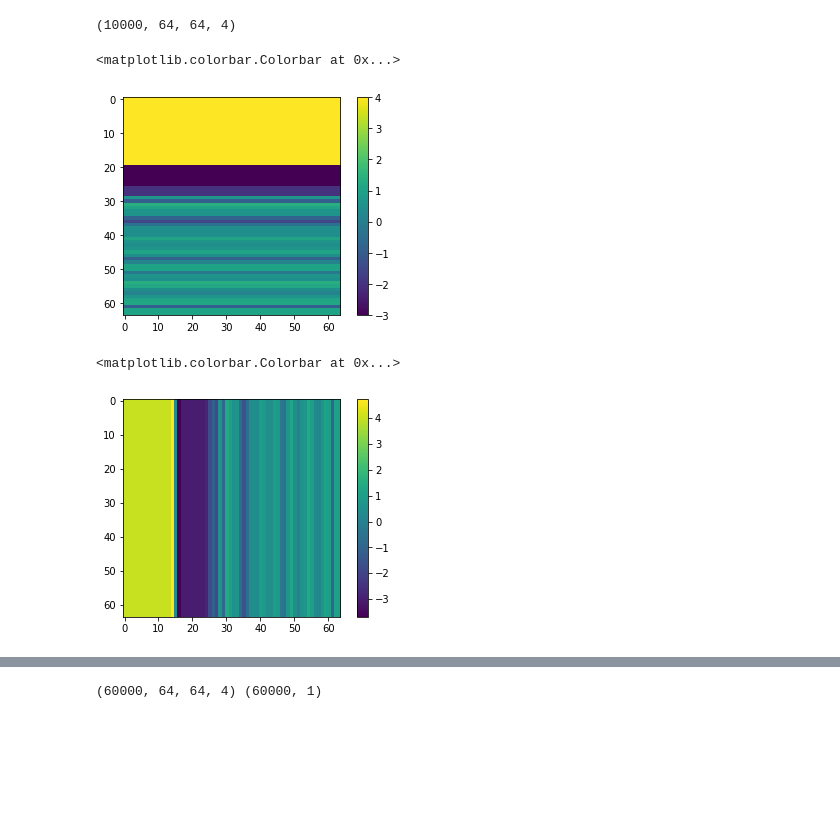
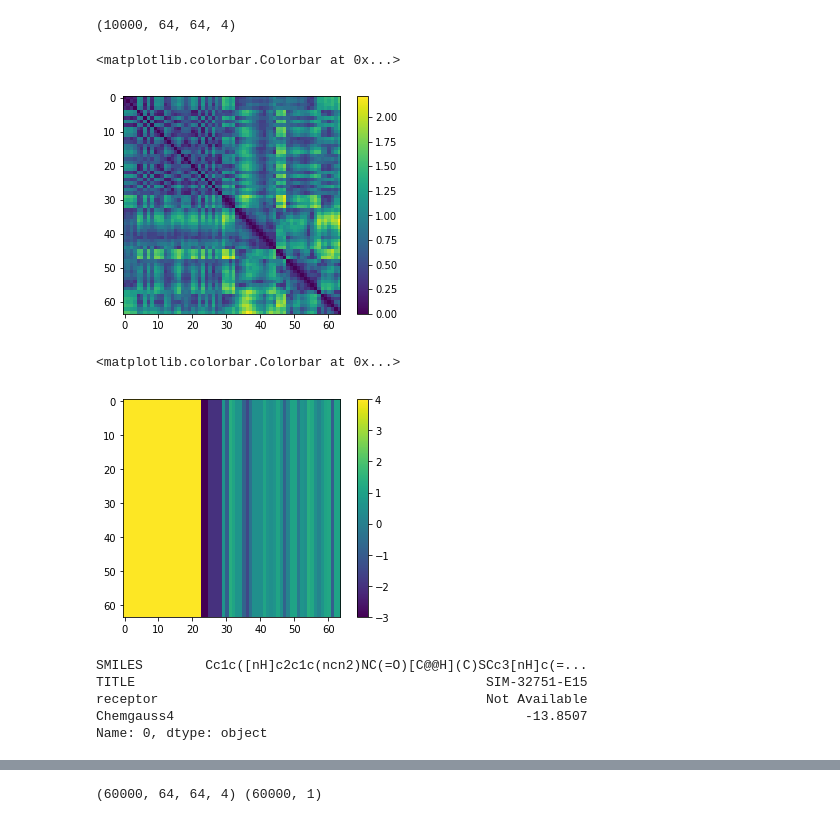
Before and after one commit to shahashka/ml-fragment, a Jupyter notebook: run_notebook.ipynb, the cells around one changed output, grey strips where cells are left out. Cells and saved outputs as stored; diff of their text form; code cells hidden in the pictures; blank space fills up the shorter version.

Commit message:
generate datasets while keeping smiles

```diff
--- a/run_notebook.ipynb
+++ b/run_notebook.ipynb
@@ -95,15 +99,45 @@ def stringify(sdf, pdb, num_states):
             sdf_split.append("".join(list(group)))
           if len(sdf_split) == num_states:
             break
+
+#     with open(sdf,'r') as f:
+#         lines = f.readlines()
+#     lines = "".join(lines)
+#     test_split=lines.split("$$$$")
+
+#     correct=True
+#     for i,j in zip(test_split,sdf_split):
+#         correct = correct and i == j
+#         if i != j :
+#             print(i)
+#             print(j)
+#             return
+#     print(correct)
+#     return
+
+    #sdf_split = sdf_split[-num_states:]
     with open(pdb,'r') as f:
         pdb_string = f.readlines()
     return sdf_split, "".join(pdb_string)
 
+def find_end(lines):
+    filtered_lines=[]
+    for l in lines:
+        split = l.split(' ')
+        split = list(filter(lambda x: x != '', split))
+        vals1 = (split[0])
+
+        # stop when we get to the integers in the sdf
+        if vals1.isdigit():
+            return filtered_lines
+        filtered_lines.append(l)
 
 def create_pdb(sdf, pdb_string,i):
     lines = sdf.split('\n')
-    num_lines = (int)(lines[3].split(' ')[1])
-    lig = lines[4:4+num_lines-1]
+    #num_lines = (int)(lines[3].split(' ')[1])
+
+    #lig = lines[4:4+num_lines-1]
+    lig = find_end(lines[4:])
     lig = list(filter(lambda x: 'H' not in x, lig))
     lig_pdb = list(map(create_line, lig, np.arange(1,len(lig)+1)))
     f =  open("tmp{0}.pdb".format(i), 'w+')
@@ -194,9 +228,9 @@ def maker_w_strings(data):
     return p_contact_matrix
 # %%
 maps=[]
-num_residues = save_pocket("adrp_adpr/ADRP_6W02_A_1_H.pdb", "adrp_adpr/adrp_adpr_A_cat_sorted_top100.sdf", "adrp_adpr/adrp_gen_pocket.pdb")
+num_residues = save_pocket("april27/ADRP/ADRP_6W02_A_1_H.pdb", "april27/ADRP/adrp_adpr_A_cat_sorted_top100.sdf", "april27/ADRP/adrp_gen_pock.pdb")
 print("done creating pocket")
-s, pdb_string = stringify("adrp_adpr/adrp_adpr_A_cat_sorted.sdf", "adrp_adpr/adrp_gen_pocket.pdb", 10000)
+s, pdb_string = stringify("april27/ADRP/adrp_adpr_A_cat_sorted.sdf", "april27/ADRP/adrp_gen_pock.pdb", 10000)
 pdb_string = [pdb_string for x in range(len(s))]
 
 with multiprocessing.Pool(32) as p:
@@ -213,14 +247,14 @@ print(images_100k.shape)
 # %% [output]
 (10000, 64, 64, 4)
 # %%
-plt.imshow(maps[0][:,:,3])
+plt.imshow(maps[0][:,:,0])
 plt.colorbar()
 # %% [output]
 <matplotlib.colorbar.Colorbar at 0x...>
-[figure, old version]
+[figure, new version]
 # %%
 plt.imshow(maps[10][:,:,2])
 plt.colorbar()
 # %% [output]
 <matplotlib.colorbar.Colorbar at 0x...>
-[figure, old version]
+[figure, new version]
@@ -233,3 +261,12 @@ scaled_scores = scaler.fit_transform(scores.reshape(-1,1))
+# %%
+df = pd.read_csv("april27/ADRP/adrp_adpr_A_cat_sorted.csv")
+print(df.iloc[0])
+# %% [output]
+SMILES        Cc1c([nH]c2c1c(ncn2)NC(=O)[C@@H](C)SCc3[nH]c(=...
+TITLE                                             SIM-32751-E15
+receptor                                          Not Available
+Chemgauss4                                             -13.8507
+Name: 0, dtype: object
 # %%
 data_images =[]
 data_scores = []
```
Also changed, not shown: parts of 27 cells of this notebook, 2 other files.
